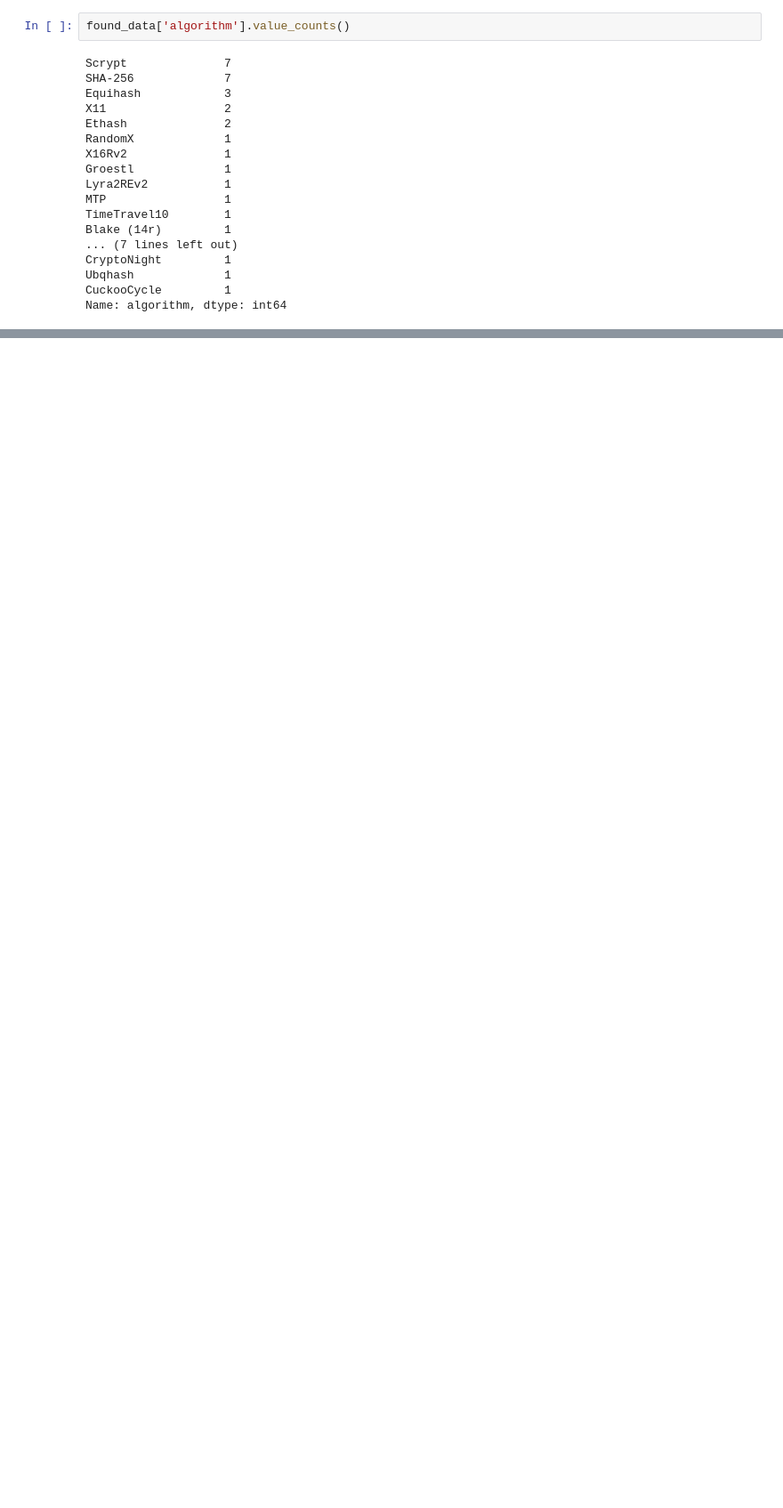
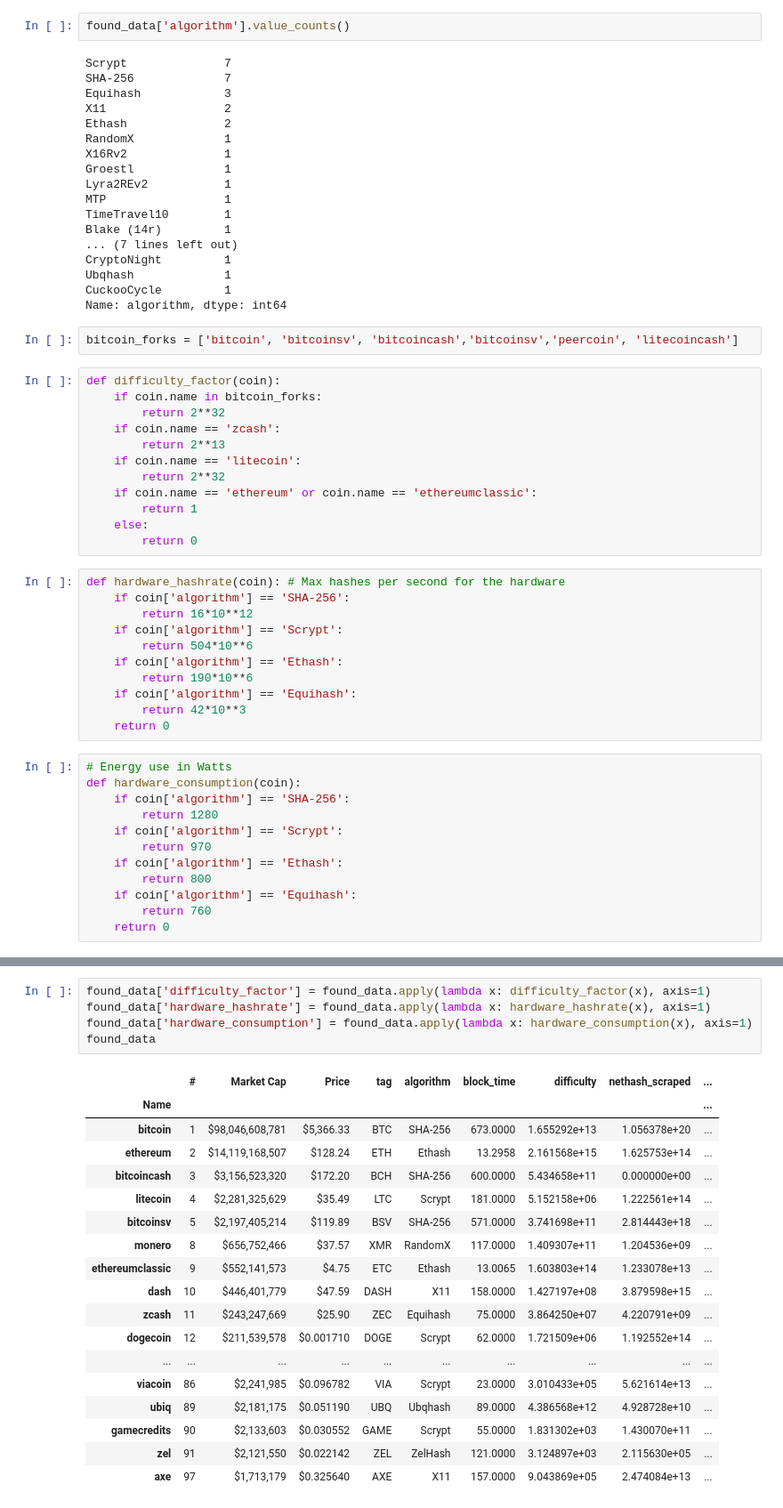
Before and after one commit to Lukasdeloose/sustainable_blockchain, a Jupyter notebook: data_analysis/webscrape.ipynb, the cells around one changed output, grey strips where cells are left out. Shown: that part at 89% size. Drawn from its saved outputs; the diff is of its cells as text; blank space fills up the shorter version.

Commit message:
total crypto energy done

```diff
--- a/data_analysis/webscrape.ipynb
+++ b/data_analysis/webscrape.ipynb
@@ -219,3 +218,40 @@ CryptoNight         1
 Ubqhash             1
 CuckooCycle         1
 Name: algorithm, dtype: int64
+# %%
+bitcoin_forks = ['bitcoin', 'bitcoinsv', 'bitcoincash','bitcoinsv','peercoin', 'litecoincash']
+# %%
+def difficulty_factor(coin):
+    if coin.name in bitcoin_forks:
+        return 2**32
+    if coin.name == 'zcash':
+        return 2**13
+    if coin.name == 'litecoin':
+        return 2**32
+    if coin.name == 'ethereum' or coin.name == 'ethereumclassic':
+        return 1
+    else:
+        return 0
+# %%
+def hardware_hashrate(coin): # Max hashes per second for the hardware
+    if coin['algorithm'] == 'SHA-256':
+        return 16*10**12
+    if coin['algorithm'] == 'Scrypt':
+        return 504*10**6
+    if coin['algorithm'] == 'Ethash':
+        return 190*10**6
+    if coin['algorithm'] == 'Equihash':
+        return 42*10**3
+    return 0
+# %%
+# Energy use in Watts
+def hardware_consumption(coin):
+    if coin['algorithm'] == 'SHA-256':
+        return 1280
+    if coin['algorithm'] == 'Scrypt':
+        return 970
+    if coin['algorithm'] == 'Ethash':
+        return 800
+    if coin['algorithm'] == 'Equihash':
+        return 760
+    return 0
@@ -221,0 +268,24 @@ Name: algorithm, dtype: int64
+# %%
+found_data['difficulty_factor'] = found_data.apply(lambda x: difficulty_factor(x), axis=1)
+found_data['hardware_hashrate'] = found_data.apply(lambda x: hardware_hashrate(x), axis=1)
+found_data['hardware_consumption'] = found_data.apply(lambda x: hardware_consumption(x), axis=1)
+found_data
+# %% [output]
+|  | # | Market Cap | Price | tag | algorithm | block_time | difficulty | nethash_scraped | ... |
+| Name |  |  |  |  |  |  |  |  | ... |
+| bitcoin | 1 | $98,046,608,781 | $5,366.33 | BTC | SHA-256 | 673.0000 | 1.655292e+13 | 1.056378e+20 | ... |
+| ethereum | 2 | $14,119,168,507 | $128.24 | ETH | Ethash | 13.2958 | 2.161568e+15 | 1.625753e+14 | ... |
+| bitcoincash | 3 | $3,156,523,320 | $172.20 | BCH | SHA-256 | 600.0000 | 5.434658e+11 | 0.000000e+00 | ... |
+| litecoin | 4 | $2,281,325,629 | $35.49 | LTC | Scrypt | 181.0000 | 5.152158e+06 | 1.222561e+14 | ... |
+| bitcoinsv | 5 | $2,197,405,214 | $119.89 | BSV | SHA-256 | 571.0000 | 3.741698e+11 | 2.814443e+18 | ... |
+| monero | 8 | $656,752,466 | $37.57 | XMR | RandomX | 117.0000 | 1.409307e+11 | 1.204536e+09 | ... |
+| ethereumclassic | 9 | $552,141,573 | $4.75 | ETC | Ethash | 13.0065 | 1.603803e+14 | 1.233078e+13 | ... |
+| dash | 10 | $446,401,779 | $47.59 | DASH | X11 | 158.0000 | 1.427197e+08 | 3.879598e+15 | ... |
+| zcash | 11 | $243,247,669 | $25.90 | ZEC | Equihash | 75.0000 | 3.864250e+07 | 4.220791e+09 | ... |
+| dogecoin | 12 | $211,539,578 | $0.001710 | DOGE | Scrypt | 62.0000 | 1.721509e+06 | 1.192552e+14 | ... |
+| ... | ... | ... | ... | ... | ... | ... | ... | ... | ... |
+| viacoin | 86 | $2,241,985 | $0.096782 | VIA | Scrypt | 23.0000 | 3.010433e+05 | 5.621614e+13 | ... |
+| ubiq | 89 | $2,181,175 | $0.051190 | UBQ | Ubqhash | 89.0000 | 4.386568e+12 | 4.928728e+10 | ... |
+| gamecredits | 90 | $2,133,603 | $0.030552 | GAME | Scrypt | 55.0000 | 1.831302e+03 | 1.430070e+11 | ... |
+| zel | 91 | $2,121,550 | $0.022142 | ZEL | ZelHash | 121.0000 | 3.124897e+03 | 2.115630e+05 | ... |
+| axe | 97 | $1,713,179 | $0.325640 | AXE | X11 | 157.0000 | 9.043869e+05 | 2.474084e+13 | ... |
```
Also changed, not shown: parts of 14 cells of this notebook, 1 other file.
